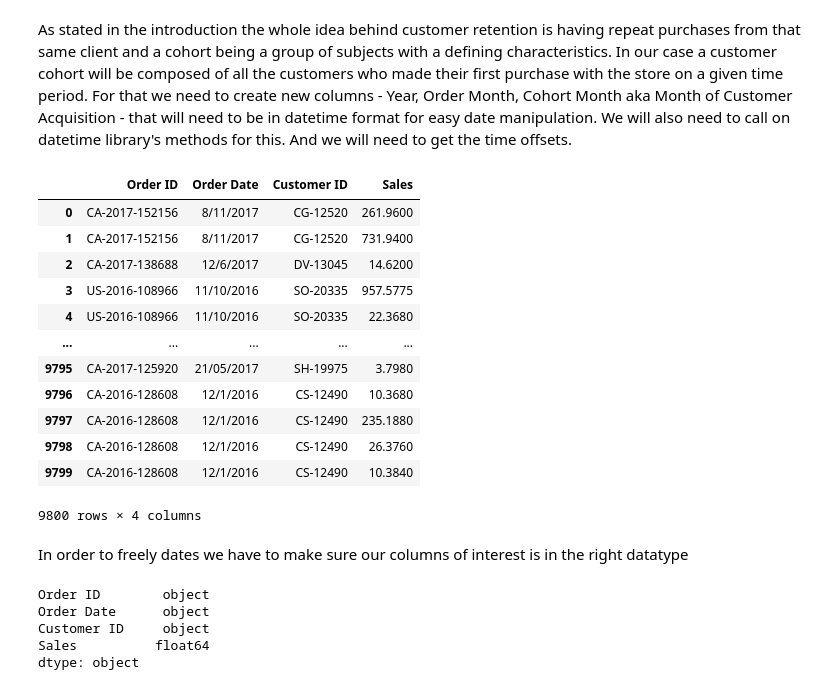
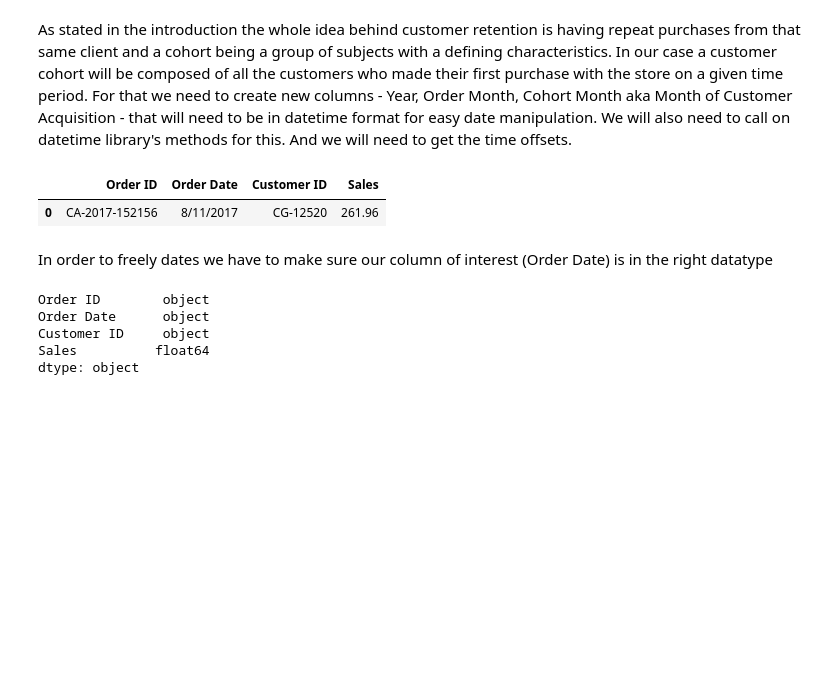
Before and after one commit to WayneNyariroh/customer-retention_cohortAnalysis, a Jupyter notebook: RetentionAnalysis.ipynb, the cells around one changed output. Saved outputs shown, nothing was run; the diff lists cells and outputs as text; code cells hidden in the pictures; blank space fills up the shorter version.

```diff
--- a/RetentionAnalysis.ipynb
+++ b/RetentionAnalysis.ipynb
@@ -146,23 +146,12 @@ Name: Customer ID, dtype: int64
 # %% [markdown]
 As stated in the introduction the whole idea behind customer retention is having repeat purchases from that same client and a cohort being a group of subjects with a defining characteristics. In our case a customer cohort will be composed of all the customers who made their first purchase with the store on a given time period. For that we need to create new columns - Year, Order Month, Cohort Month aka Month of Customer Acquisition -  that will need to be in datetime format for easy date manipulation. We will also need to call on datetime library's methods for this. And we will need to get the time offsets.
 # %%
-customer_df #a quick look at our dataframe as it currently is
+customer_df.head(1) #a quick look at our dataframe as it currently is
 # %% [output]
 |  | Order ID | Order Date | Customer ID | Sales |
-| 0 | CA-2017-152156 | 8/11/2017 | CG-12520 | 261.9600 |
-| 1 | CA-2017-152156 | 8/11/2017 | CG-12520 | 731.9400 |
-| 2 | CA-2017-138688 | 12/6/2017 | DV-13045 | 14.6200 |
-| 3 | US-2016-108966 | 11/10/2016 | SO-20335 | 957.5775 |
-| 4 | US-2016-108966 | 11/10/2016 | SO-20335 | 22.3680 |
-| ... | ... | ... | ... | ... |
-| 9795 | CA-2017-125920 | 21/05/2017 | SH-19975 | 3.7980 |
-| 9796 | CA-2016-128608 | 12/1/2016 | CS-12490 | 10.3680 |
-| 9797 | CA-2016-128608 | 12/1/2016 | CS-12490 | 235.1880 |
-| 9798 | CA-2016-128608 | 12/1/2016 | CS-12490 | 26.3760 |
-| 9799 | CA-2016-128608 | 12/1/2016 | CS-12490 | 10.3840 |
+| 0 | CA-2017-152156 | 8/11/2017 | CG-12520 | 261.96 |
-9800 rows × 4 columns
 # %% [markdown]
-In order to freely dates we have to make sure our columns of interest is in the right datatype
+In order to freely dates we have to make sure our column of interest (Order Date) is in the right datatype
 # %%
 customer_df.dtypes #check dataframe's data types
 # %% [output]
```
Also changed, not shown: parts of 8 cells of this notebook.
